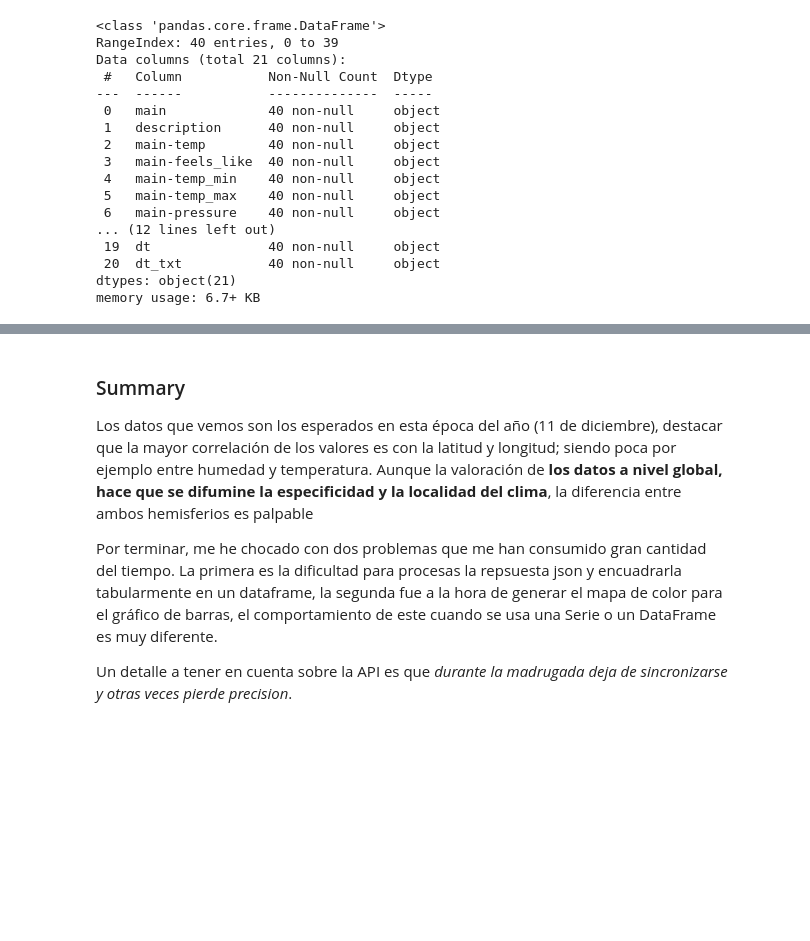
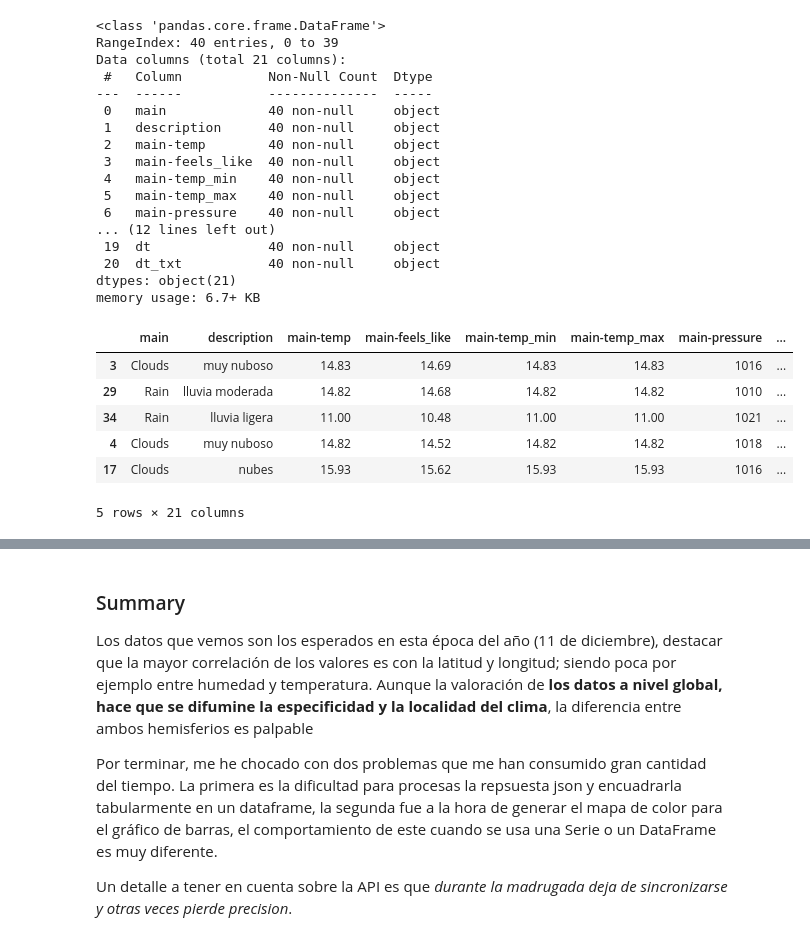
Before and after one commit to franpelirrojo/weather-data-analysis, a Jupyter notebook: weather-data.ipynb, the cells around one changed output, grey strips where cells are left out. Cells and saved outputs as stored; diff of their text form; code cells hidden in the pictures; blank space fills up the shorter version.

```diff
--- a/weather-data.ipynb
+++ b/weather-data.ipynb
@@ -324,0 +337,10 @@ memory usage: 6.7+ KB
+# %%
+df_forecast.sample(5)
+# %% [output]
+|  | main | description | main-temp | main-feels_like | main-temp_min | main-temp_max | main-pressure | ... |
+| 3 | Clouds | muy nuboso | 14.83 | 14.69 | 14.83 | 14.83 | 1016 | ... |
+| 29 | Rain | lluvia moderada | 14.82 | 14.68 | 14.82 | 14.82 | 1010 | ... |
+| 34 | Rain | lluvia ligera | 11.00 | 10.48 | 11.00 | 11.00 | 1021 | ... |
+| 4 | Clouds | muy nuboso | 14.82 | 14.52 | 14.82 | 14.82 | 1018 | ... |
+| 17 | Clouds | nubes | 15.93 | 15.62 | 15.93 | 15.93 | 1016 | ... |
+5 rows × 21 columns
```
Also changed, not shown: parts of 15 cells of this notebook, 1 other file.
